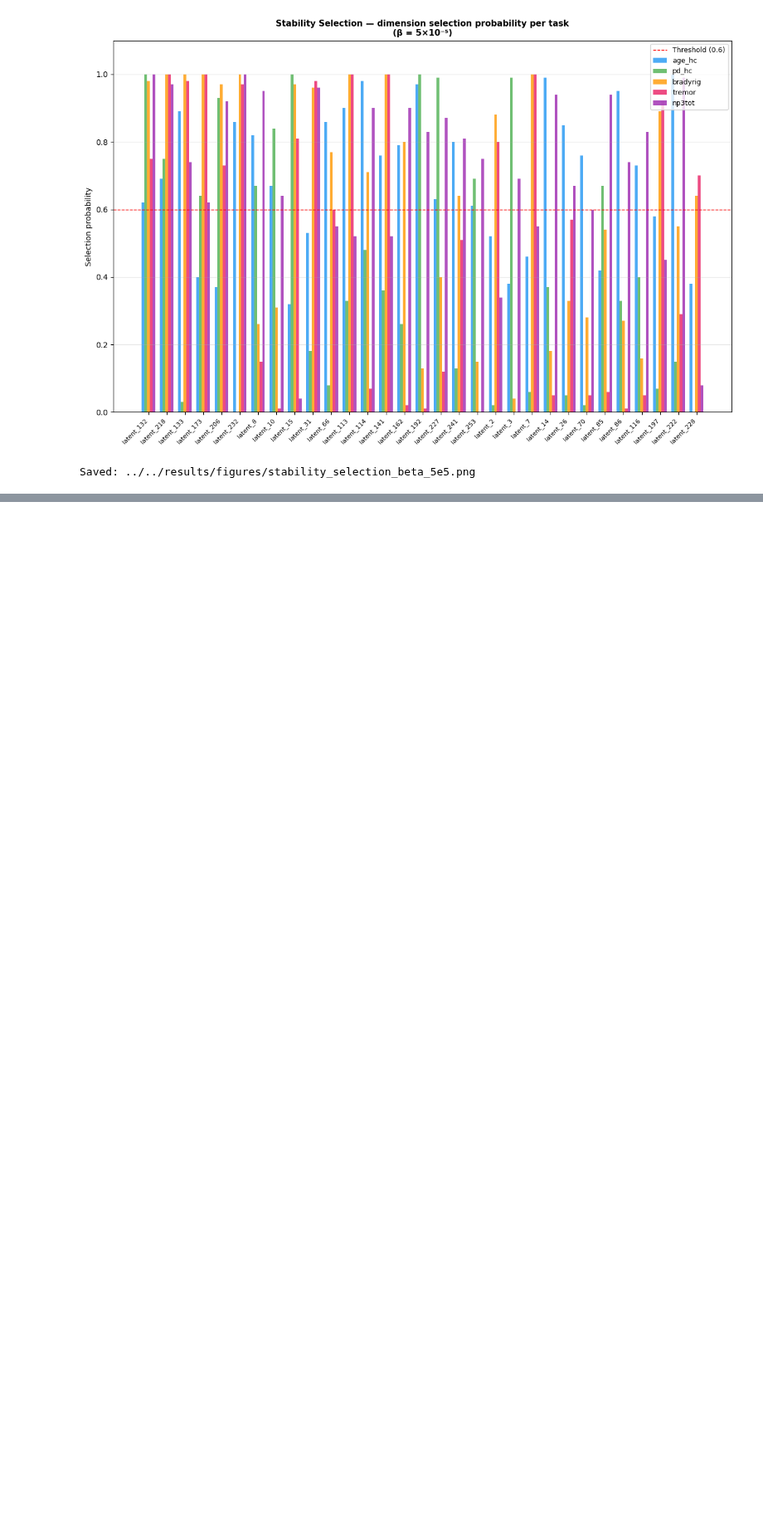
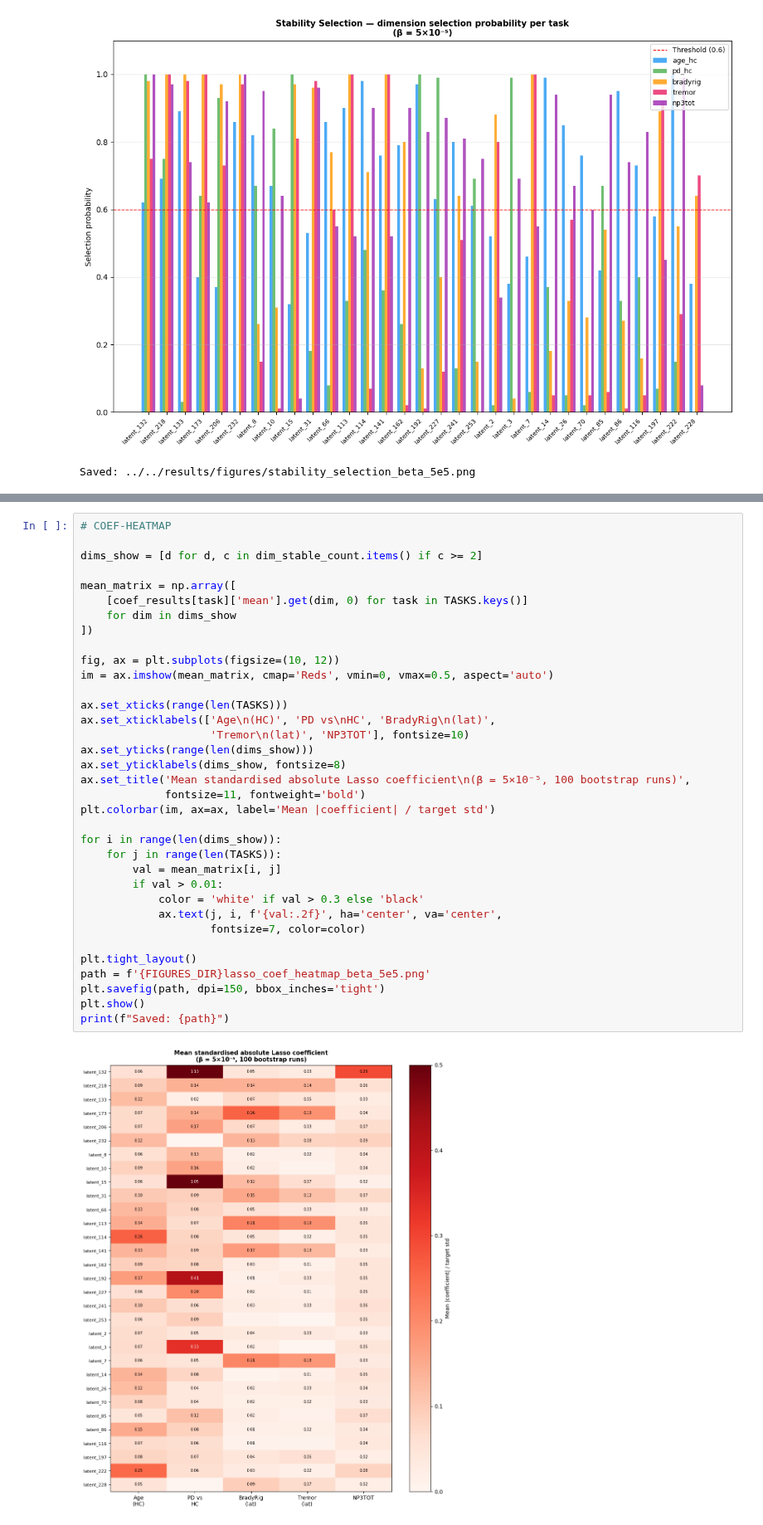
Before and after one commit to natnael1193/Unsupervised-Parkisnson-Imaging-Analysis, a Jupyter notebook: notebooks/pipeline/5_7_lasso_feature_selection.ipynb, the cells around one changed output, grey strips where cells are left out. Shown at 83% size. Drawn from its saved outputs; the diff is of its cells as text; blank space fills up the shorter version.

Commit message:
feat: add stability coefficients and mean/median heatmap to notebook 5.7

```diff
--- a/notebooks/pipeline/5_7_lasso_feature_selection.ipynb
+++ b/notebooks/pipeline/5_7_lasso_feature_selection.ipynb
@@ -604,0 +707,37 @@ Saved: ../../results/figures/stability_selection_beta_5e5.png
+# %%
+# COEF-HEATMAP
+
+dims_show = [d for d, c in dim_stable_count.items() if c >= 2]
+
+mean_matrix = np.array([
+    [coef_results[task]['mean'].get(dim, 0) for task in TASKS.keys()]
+    for dim in dims_show
+])
+
+fig, ax = plt.subplots(figsize=(10, 12))
+im = ax.imshow(mean_matrix, cmap='Reds', vmin=0, vmax=0.5, aspect='auto')
+
+ax.set_xticks(range(len(TASKS)))
+ax.set_xticklabels(['Age\n(HC)', 'PD vs\nHC', 'BradyRig\n(lat)',
+                    'Tremor\n(lat)', 'NP3TOT'], fontsize=10)
+ax.set_yticks(range(len(dims_show)))
+ax.set_yticklabels(dims_show, fontsize=8)
+ax.set_title('Mean standardised absolute Lasso coefficient\n(β = 5×10⁻⁵, 100 bootstrap runs)',
+             fontsize=11, fontweight='bold')
+plt.colorbar(im, ax=ax, label='Mean |coefficient| / target std')
+
+for i in range(len(dims_show)):
+    for j in range(len(TASKS)):
+        val = mean_matrix[i, j]
+        if val > 0.01:
+            color = 'white' if val > 0.3 else 'black'
+            ax.text(j, i, f'{val:.2f}', ha='center', va='center',
+                    fontsize=7, color=color)
+
+plt.tight_layout()
+path = f'{FIGURES_DIR}lasso_coef_heatmap_beta_5e5.png'
+plt.savefig(path, dpi=150, bbox_inches='tight')
+plt.show()
+print(f"Saved: {path}")
+# %% [output]
+[figure, added]
```
Also changed, not shown: parts of 4 cells of this notebook, 2 other files.
